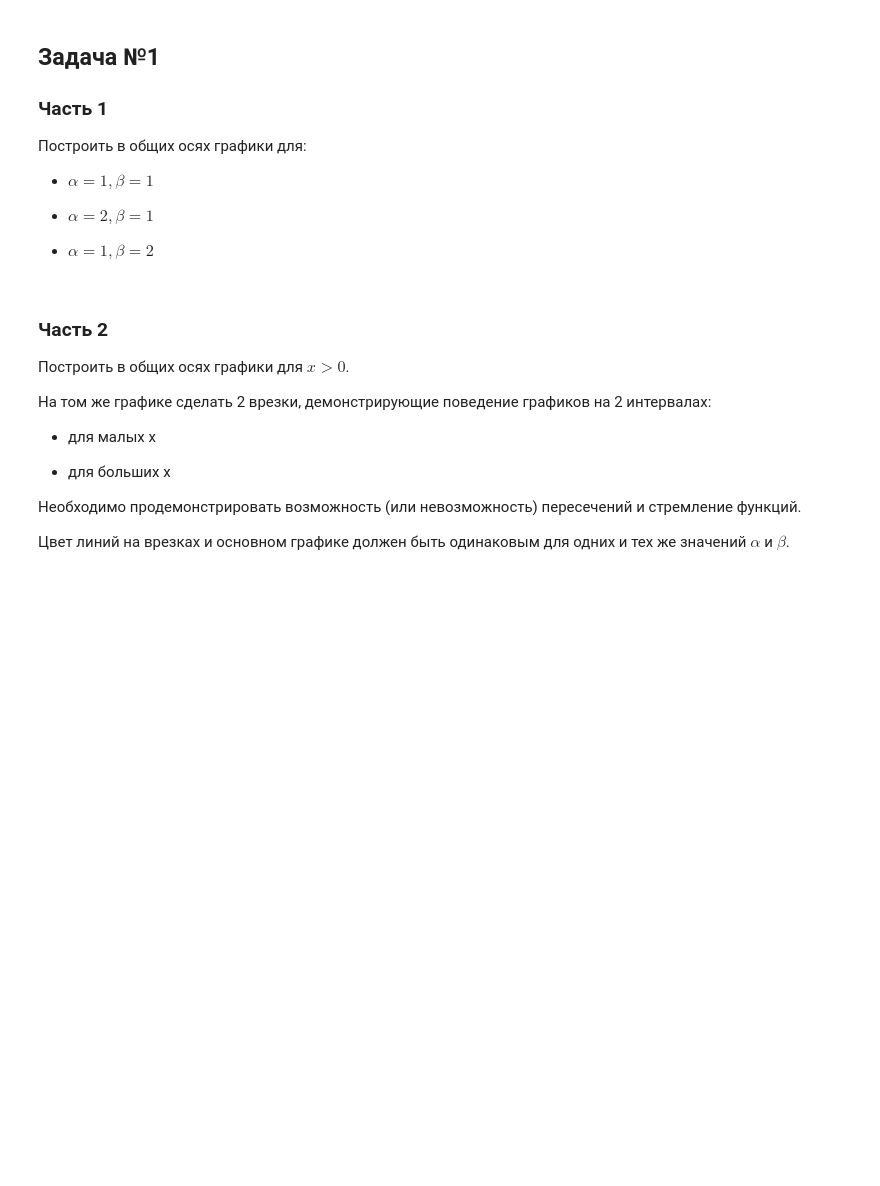
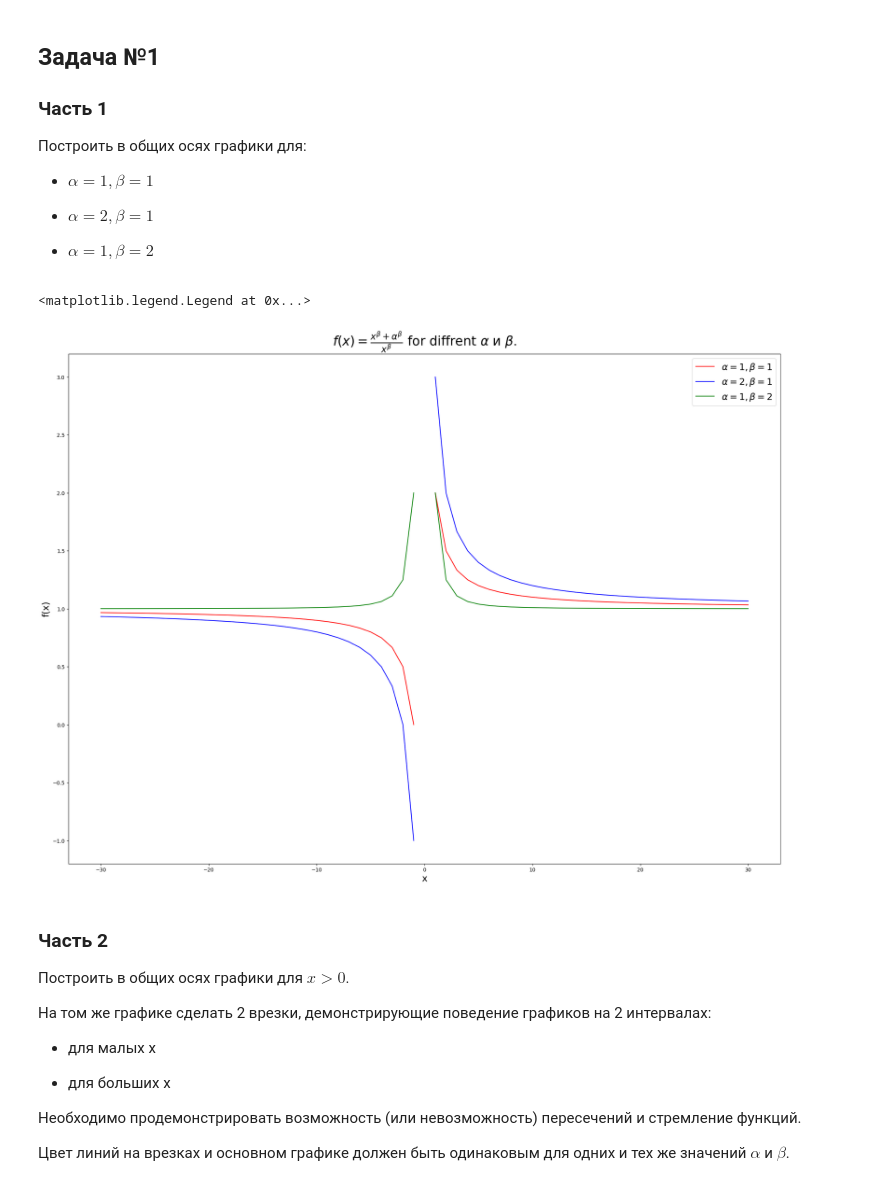
Before and after one commit to meDoLIF/self_study, a Jupyter notebook: Stepic/math_in_python/Образец_-_Изучение_функций_с_помощью_MatplotLib.ipynb, the cells around one changed output. Saved outputs shown, nothing was run; the diff lists cells and outputs as text; code cells hidden in the pictures; blank space fills up the shorter version.

```diff
--- a/Stepic/math_in_python/Образец_-_Изучение_функций_с_помощью_MatplotLib.ipynb
+++ b/Stepic/math_in_python/Образец_-_Изучение_функций_с_помощью_MatplotLib.ipynb
@@ -36,6 +38,30 @@ ___________
 - $\alpha = 2, \beta = 1$
 
 - $\alpha = 1, \beta = 2$
+# %%
+import matplotlib.pyplot as plt
+import numpy as np
+
+def f(x, a, b):
+    return (x**b + a**b)/x**b
+
+%matplotlib inline
+
+x = np.arange(-30, 31)
+
+fig, axes = plt.subplots(figsize = (25,18))
+axes.plot(x, f(x, 1, 1), 'r', label = '$\\alpha = 1, \\beta = 1$')
+axes.plot(x, f(x, 2, 1), 'b', label = '$\\alpha = 2, \\beta = 1$')
+axes.plot(x, f(x, 1, 2), 'g', label = '$\\alpha = 1, \\beta = 2$')
+
+axes.set_title('$f(x) = \\frac{x^{\\beta} + \\alpha^{\\beta}}{x^{\\beta} }$ for diffrent $\\alpha$ и $\\beta$.', fontsize = 25)
+
+axes.set_xlabel('x', fontsize = 18)
+axes.set_ylabel('f(x)', fontsize = 18)
+axes.legend(fontsize = 18)
+# %% [output]
+<matplotlib.legend.Legend at 0x...>
+[figure, added]
 # %% [markdown]
 ### Часть 2
 
```
Also changed, not shown: parts of 9 cells of this notebook, 9 other files.
